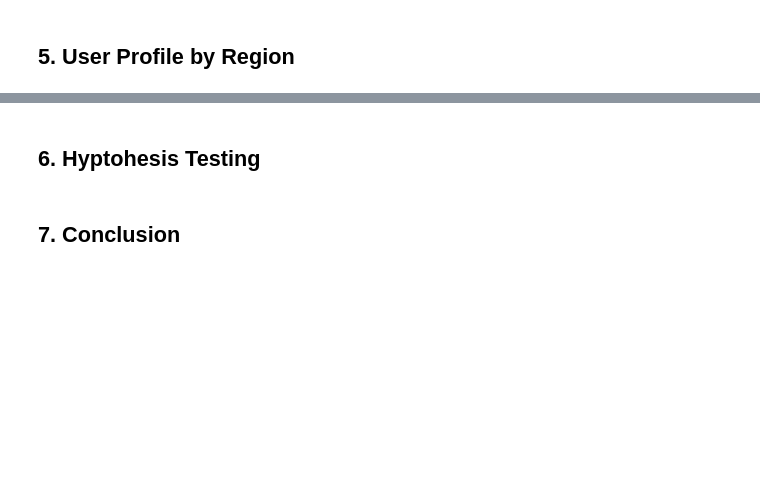
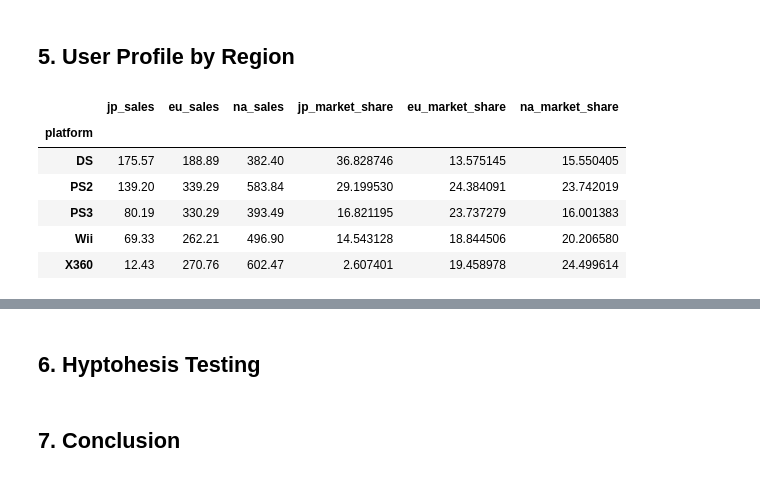
Before and after one commit to mnunezsa95/ds_project_video_game_analysis, a Jupyter notebook: notebooks/EDA.ipynb, the cells around one changed output, grey strips where cells are left out. Drawn from its saved outputs; the diff is of its cells as text; code cells hidden in the pictures; blank space fills up the shorter version.

Commit message:
add market_share

```diff
--- a/notebooks/EDA.ipynb
+++ b/notebooks/EDA.ipynb
@@ -398,2 +398,29 @@ The most profitable sales are the following: `Shooter`, `Sports`, `Racing`, `Fig
 # %% [markdown]
 ## 5. User Profile by Region
+# %%
+# Top 5 Consoles by sales: PS2, PS3, X360, Wii, DS
+top_five_platform = ["PS2", "PS3", "X360", "Wii", "DS"]
+top_5_platform_df = df_games_filtered[df_games_filtered['platform'].isin(top_five_consoles)]
+
+# Finding total sales for each region by platform
+top_5_grouped = top_5_platform_df.groupby(['platform']).agg({"jp_sales": "sum", "eu_sales": "sum", "na_sales": "sum"})
+
+# Declaring a fn to find market_share
+def find_market_share(region: str) -> int:
+    '''Takes in a region (jp, na, eu) as a string and returns the market share for all top 5 platforms in that country'''
+    total_sales = top_5_grouped[f'{region}_sales'].sum()
+    top_5_grouped[f'{region}_market_share'] = (top_5_grouped[f'{region}_sales'] / total_sales) * 100
+
+find_market_share('jp')
+find_market_share('eu')
+find_market_share('na')
+
+top_5_grouped
+# %% [output]
+|  | jp_sales | eu_sales | na_sales | jp_market_share | eu_market_share | na_market_share |
+| platform |  |  |  |  |  |  |
+| DS | 175.57 | 188.89 | 382.40 | 36.828746 | 13.575145 | 15.550405 |
+| PS2 | 139.20 | 339.29 | 583.84 | 29.199530 | 24.384091 | 23.742019 |
+| PS3 | 80.19 | 330.29 | 393.49 | 16.821195 | 23.737279 | 16.001383 |
+| Wii | 69.33 | 262.21 | 496.90 | 14.543128 | 18.844506 | 20.206580 |
+| X360 | 12.43 | 270.76 | 602.47 | 2.607401 | 19.458978 | 24.499614 |
```
Also changed, not shown: parts of 8 cells of this notebook.
